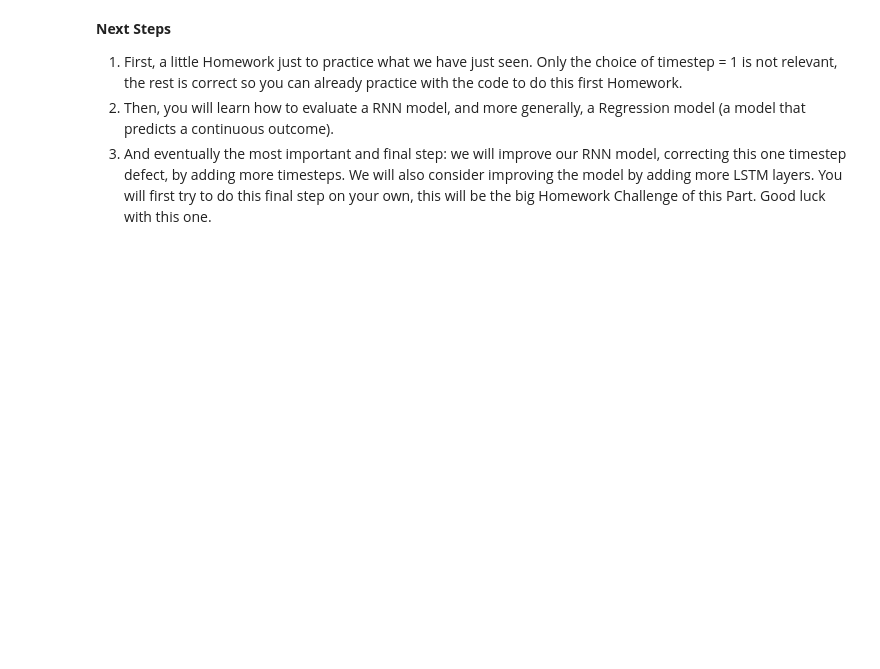
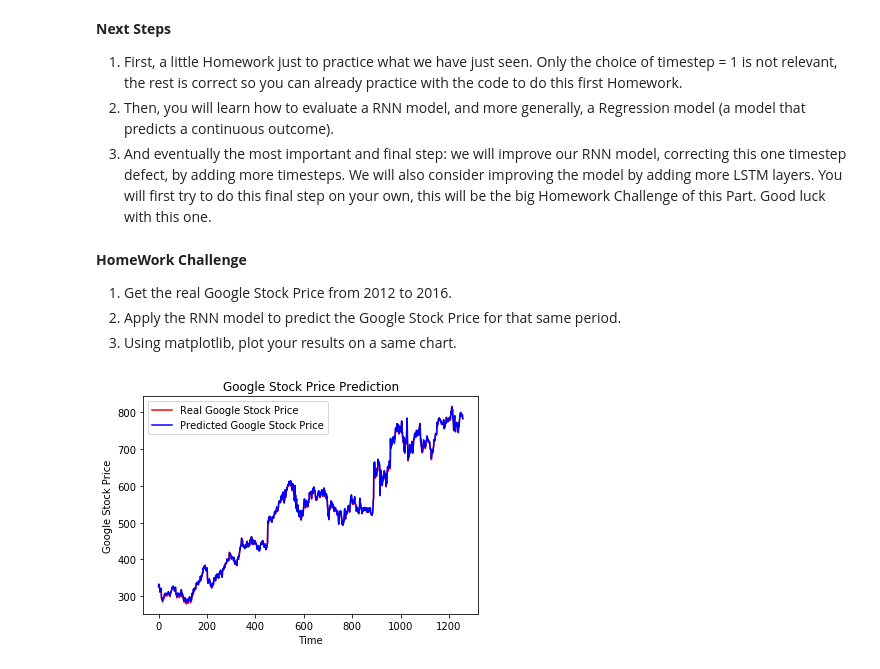
Before and after one commit to rbaral/Udemy_DeepLearning, a Jupyter notebook: 1_Supervised Deep Learning/3_RNN/12_Building a RNN/RNN-LSTM-Stock-Prediction.ipynb, the cells around one changed output. Cells and saved outputs as stored; diff of their text form; code cells hidden in the pictures; blank space fills up the shorter version.

Commit message:
code for homework challenge was added to notebook

```diff
--- a/1_Supervised Deep Learning/3_RNN/12_Building a RNN/RNN-LSTM-Stock-Prediction.ipynb
+++ b/1_Supervised Deep Learning/3_RNN/12_Building a RNN/RNN-LSTM-Stock-Prediction.ipynb
@@ -200,3 +200,32 @@ prediction(t) = k * input(t-1), with k a small constant. Therefore it is not rel
 <li> Then, you will learn how to evaluate a RNN model, and more generally, a Regression model (a model that predicts a continuous outcome).
 
 <li> And eventually the most important and final step: we will improve our RNN model, correcting this one timestep defect, by adding more timesteps. We will also consider improving the model by adding more LSTM layers. You will first try to do this final step on your own, this will be the big Homework Challenge of this Part. Good luck with this one.
+# %% [markdown]
+<b> HomeWork Challenge </b>
+
+<ol>
+<li> Get the real Google Stock Price from 2012 to 2016.
+<li> Apply the RNN model to predict the Google Stock Price for that same period.
+<li> Using matplotlib, plot your results on a same chart.
+</ol>
+# %%
+#We already have the real stock price in X_train, so we use it
+real_stock_price_train = pd.read_csv('Google_Stock_Price_Train.csv')
+real_stock_price_train = real_stock_price_train.iloc[:,1:2].values
+
+
+# Getting the predicted stock price of 2017
+predicted_stock_price_train = regressor.predict(X_train)
+#now get the real value, as the predicted _stock_price will have the normalized values
+predicted_stock_price_train = sc.inverse_transform(predicted_stock_price_train)
+# %%
+#visualize the predicted vs real values
+plt.plot(real_stock_price_train, color ='red', label = 'Real Google Stock Price')
+plt.plot(predicted_stock_price_train, color='blue', label ='Predicted Google Stock Price')
+plt.title('Google Stock Price Prediction')
+plt.xlabel('Time')
+plt.ylabel('Google Stock Price')
+plt.legend()
+plt.show()
+# %% [output]
+[figure, added]
```
Also changed, not shown: parts of 1 cell of this notebook.
